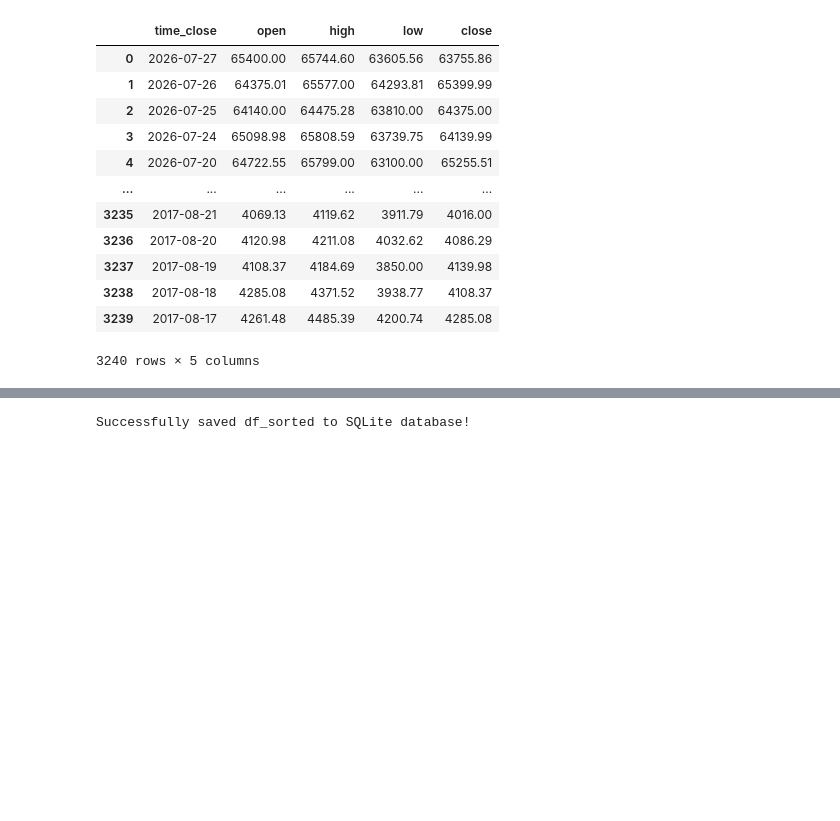
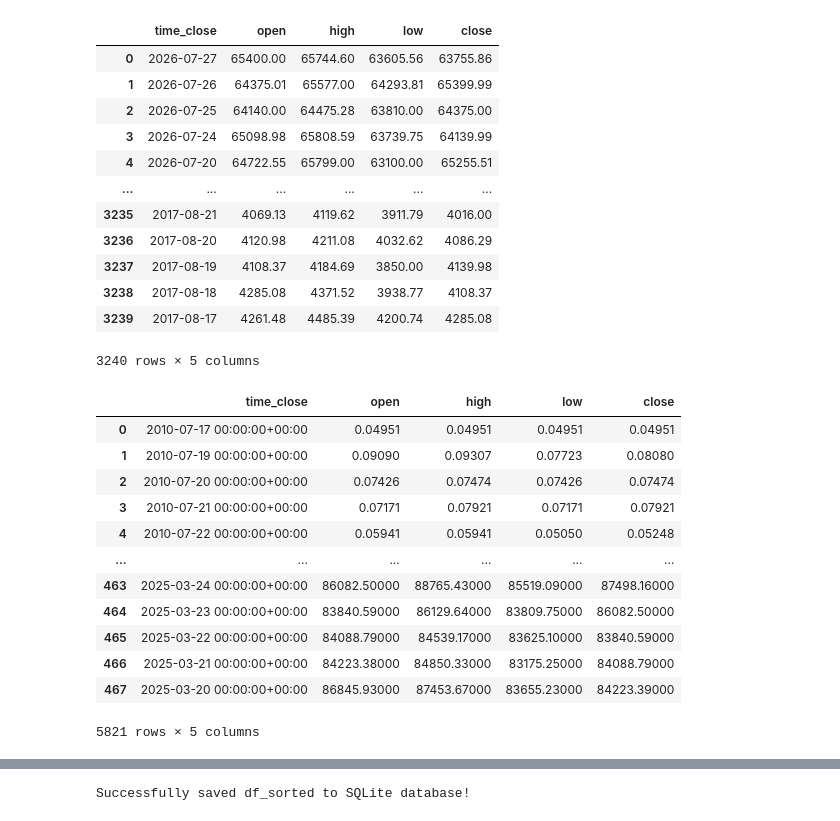
Before and after one commit to Joaosadi/dashcrypto, a Jupyter notebook: tablefixing.ipynb, the cells around one changed output, grey strips where cells are left out. Saved outputs shown, nothing was run; the diff lists cells and outputs as text; code cells hidden in the pictures; blank space fills up the shorter version.

```diff
--- a/tablefixing.ipynb
+++ b/tablefixing.ipynb
@@ -53,3 +53,18 @@ dfall['time_close'] = pd.to_datetime(df['time_close'], utc=True)
 # %%
 dfall = dfall.drop_duplicates(subset=['time_close'])
+dfall
+# %% [output]
+|  | time_close | open | high | low | close |
+| 0 | 2010-07-17 00:00:00+00:00 | 0.04951 | 0.04951 | 0.04951 | 0.04951 |
+| 1 | 2010-07-19 00:00:00+00:00 | 0.09090 | 0.09307 | 0.07723 | 0.08080 |
+| 2 | 2010-07-20 00:00:00+00:00 | 0.07426 | 0.07474 | 0.07426 | 0.07474 |
+| 3 | 2010-07-21 00:00:00+00:00 | 0.07171 | 0.07921 | 0.07171 | 0.07921 |
+| 4 | 2010-07-22 00:00:00+00:00 | 0.05941 | 0.05941 | 0.05050 | 0.05248 |
+| ... | ... | ... | ... | ... | ... |
+| 463 | 2025-03-24 00:00:00+00:00 | 86082.50000 | 88765.43000 | 85519.09000 | 87498.16000 |
+| 464 | 2025-03-23 00:00:00+00:00 | 83840.59000 | 86129.64000 | 83809.75000 | 86082.50000 |
+| 465 | 2025-03-22 00:00:00+00:00 | 84088.79000 | 84539.17000 | 83625.10000 | 83840.59000 |
+| 466 | 2025-03-21 00:00:00+00:00 | 84223.38000 | 84850.33000 | 83175.25000 | 84088.79000 |
+| 467 | 2025-03-20 00:00:00+00:00 | 86845.93000 | 87453.67000 | 83655.23000 | 84223.39000 |
+5821 rows × 5 columns
 # %%
```
Also changed, not shown: parts of 5 cells of this notebook, 3 other files.
